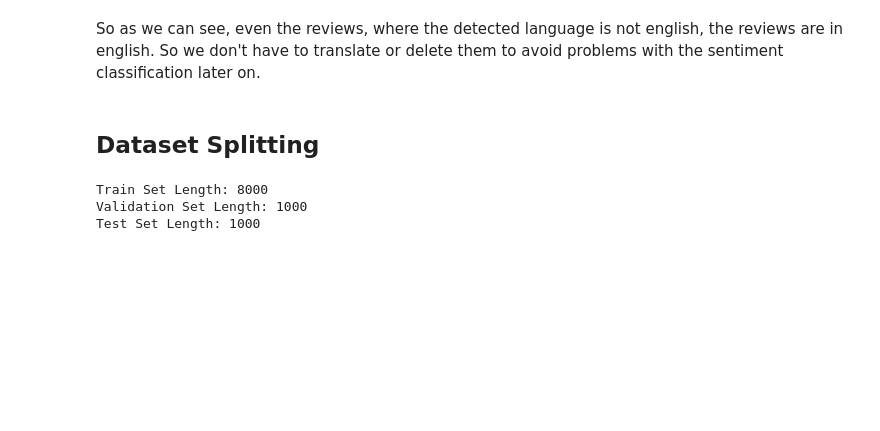
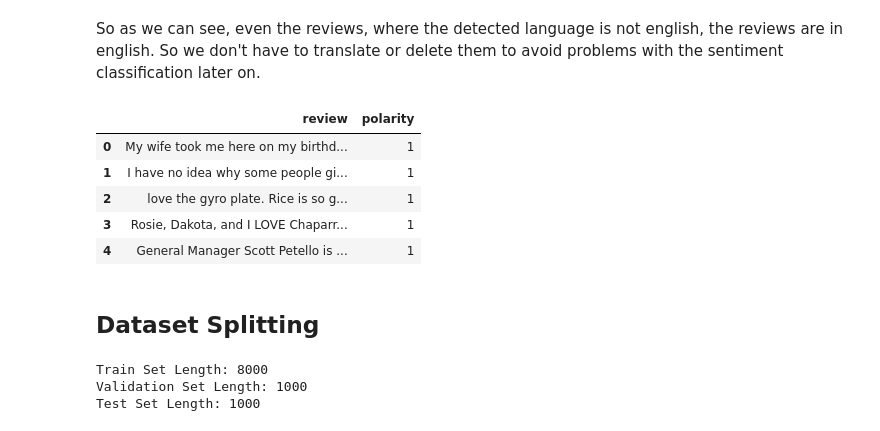
Before and after one commit to sgbyteninja/sentiment_analysis_customer_reviews, a Jupyter notebook: EDA_and_preprocessing.ipynb, the cells around one changed output. Saved outputs shown, nothing was run; the diff lists cells and outputs as text; code cells hidden in the pictures; blank space fills up the shorter version.

```diff
--- a/EDA_and_preprocessing.ipynb
+++ b/EDA_and_preprocessing.ipynb
@@ -224,5 +227,15 @@ non_english_reviews
 # %% [markdown]
 So as we can see, even the reviews, where the detected language is not english, the reviews are in english. So we don't have to translate or delete them to avoid problems with the sentiment classification later on.
+# %%
+review_df = review_df.drop(['detected_language', 'stars'], axis=1)
+review_df.head()
+# %% [output]
+|  | review | polarity |
+| 0 | My wife took me here on my birthd... | 1 |
+| 1 | I have no idea why some people gi... | 1 |
+| 2 | love the gyro plate. Rice is so g... | 1 |
+| 3 | Rosie, Dakota, and I LOVE Chaparr... | 1 |
+| 4 | General Manager Scott Petello is ... | 1 |
 # %% [markdown]
 ## Dataset Splitting
 # %%
```
Also changed, not shown: parts of 6 cells of this notebook, 4 other files.
